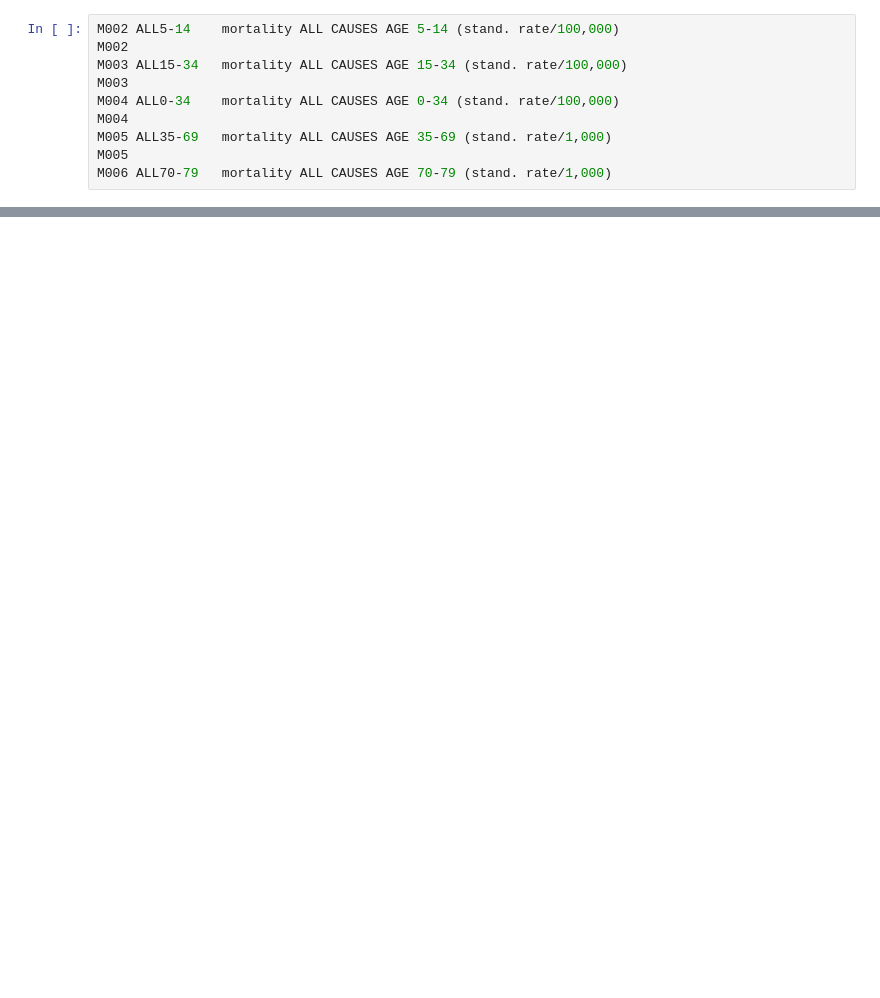
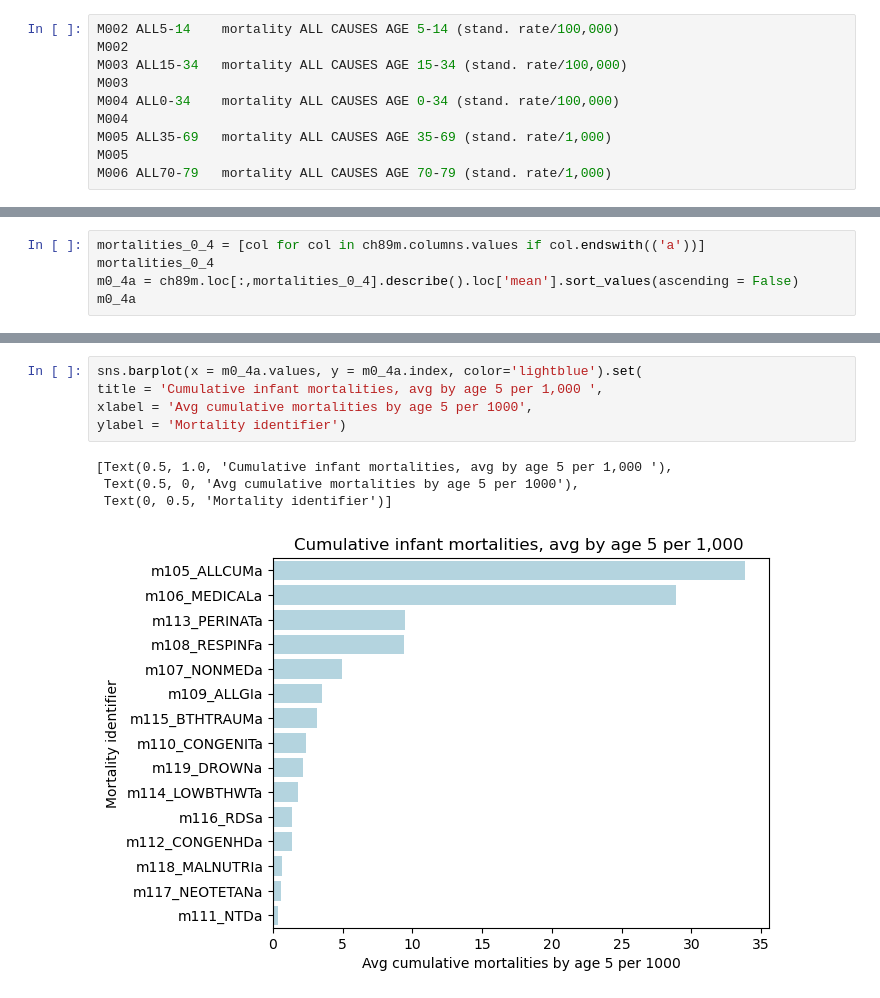
Before and after one commit to colbytse/community_health_project, a Jupyter notebook: will.ipynb, the cells around one changed output, grey strips where cells are left out. Saved outputs shown, nothing was run; the diff lists cells and outputs as text; blank space fills up the shorter version.

Commit message:
survival function finished, looked at mortalities age 0-4

```diff
--- a/will.ipynb
+++ b/will.ipynb
@@ -543,0 +586,5 @@ f[f.index[0]]
+# %%
+mortalities_0_4 = [col for col in ch89m.columns.values if col.endswith(('a'))]
+mortalities_0_4
+m0_4a = ch89m.loc[:,mortalities_0_4].describe().loc['mean'].sort_values(ascending = False)
+m0_4a
@@ -543,0 +607,10 @@ f[f.index[0]]
+# %%
+sns.barplot(x = m0_4a.values, y = m0_4a.index, color='lightblue').set(
+title = 'Cumulative infant mortalities, avg by age 5 per 1,000 ',
+xlabel = 'Avg cumulative mortalities by age 5 per 1000',
+ylabel = 'Mortality identifier')
+# %% [output]
+[Text(0.5, 1.0, 'Cumulative infant mortalities, avg by age 5 per 1,000 '),
+ Text(0.5, 0, 'Avg cumulative mortalities by age 5 per 1000'),
+ Text(0, 0.5, 'Mortality identifier')]
+[figure, added]
```
Also changed, not shown: parts of 33 cells of this notebook.
